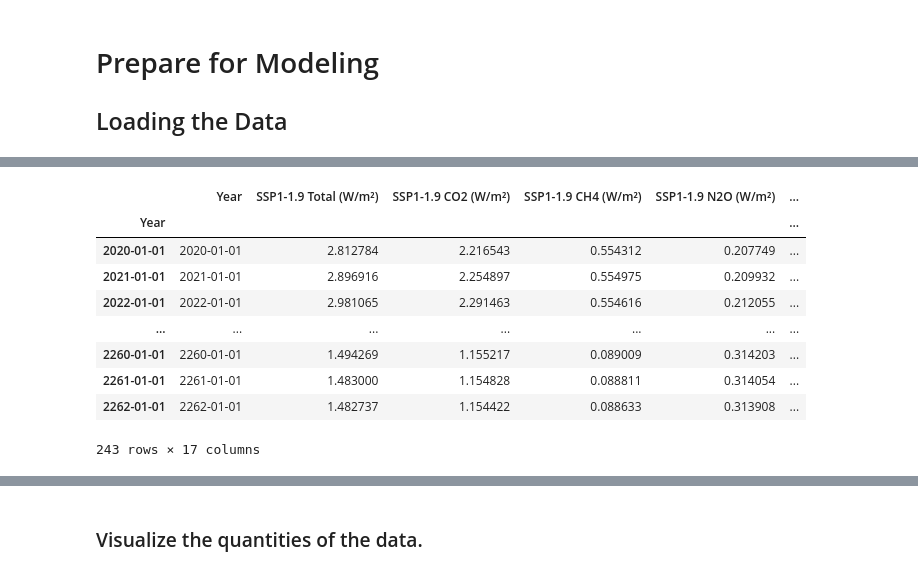
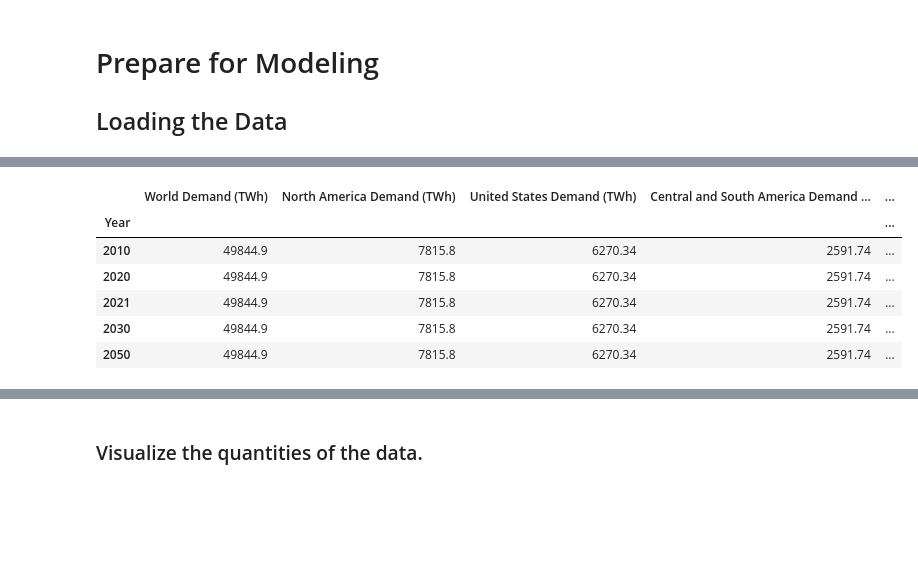
Before and after one commit to FunkyTable/Energy_Production_Time_Series_Projection, a Jupyter notebook: student.ipynb, the cells around one changed output, grey strips where cells are left out. Cells and saved outputs as stored; diff of their text form; code cells hidden in the pictures; blank space fills up the shorter version.

```diff
--- a/student.ipynb
+++ b/student.ipynb
@@ -258,23 +201,20 @@ df_hist_ch4_ppb_mod
 # %%
-df_proj_rf_119 = pd.read_csv(
-    "Data/Export/df_proj_rf_119.csv",
+pd.set_option("display.max_rows", 6)
+df_proj_dem_stat_yr = pd.read_csv(
+    "Data/Export/df_proj_dem_stat_yr.csv",
     encoding='ANSI')
 
-df_proj_rf_119 = df_proj_rf_119.loc[(df_proj_rf_119['Year'] <= 2262) &
-                                    (df_proj_rf_119['Year'] >= 2015)]
-df_proj_rf_119['Year'] = pd.to_datetime(df_proj_rf_119.Year, format='%Y')
-df_proj_rf_119.index = df_proj_rf_119['Year']
+#df_proj_dem_stat_yr['Year'] = pd.to_datetime(df_proj_dem_stat_yr.Year,
+#                                             format='%Y')
+df_proj_dem_stat_yr.index = df_proj_dem_stat_yr['Year']
+df_proj_dem_stat_yr = df_proj_dem_stat_yr.iloc[:,2:]
 
-df_proj_rf_119 = df_proj_rf_119.iloc[5:]
-df_proj_rf_119
+df_proj_dem_stat_yr
 # %% [output]
-|  | Year | SSP1-1.9 Total (W/m²) | SSP1-1.9 CO2 (W/m²) | SSP1-1.9 CH4 (W/m²) | SSP1-1.9 N2O (W/m²) | ... |
-| Year |  |  |  |  |  | ... |
-| 2020-01-01 | 2020-01-01 | 2.812784 | 2.216543 | 0.554312 | 0.207749 | ... |
-| 2021-01-01 | 2021-01-01 | 2.896916 | 2.254897 | 0.554975 | 0.209932 | ... |
-| 2022-01-01 | 2022-01-01 | 2.981065 | 2.291463 | 0.554616 | 0.212055 | ... |
-| ... | ... | ... | ... | ... | ... | ... |
-| 2260-01-01 | 2260-01-01 | 1.494269 | 1.155217 | 0.089009 | 0.314203 | ... |
-| 2261-01-01 | 2261-01-01 | 1.483000 | 1.154828 | 0.088811 | 0.314054 | ... |
-| 2262-01-01 | 2262-01-01 | 1.482737 | 1.154422 | 0.088633 | 0.313908 | ... |
+|  | World Demand (TWh) | North America Demand (TWh) | United States Demand (TWh) | Central and South America Demand ... | ... |
+| Year |  |  |  |  | ... |
+| 2010 | 49844.9 | 7815.8 | 6270.34 | 2591.74 | ... |
+| 2020 | 49844.9 | 7815.8 | 6270.34 | 2591.74 | ... |
+| 2021 | 49844.9 | 7815.8 | 6270.34 | 2591.74 | ... |
+| 2030 | 49844.9 | 7815.8 | 6270.34 | 2591.74 | ... |
+| 2050 | 49844.9 | 7815.8 | 6270.34 | 2591.74 | ... |
-243 rows × 17 columns
```
Also changed, not shown: parts of 46 cells of this notebook, 1 other file.
